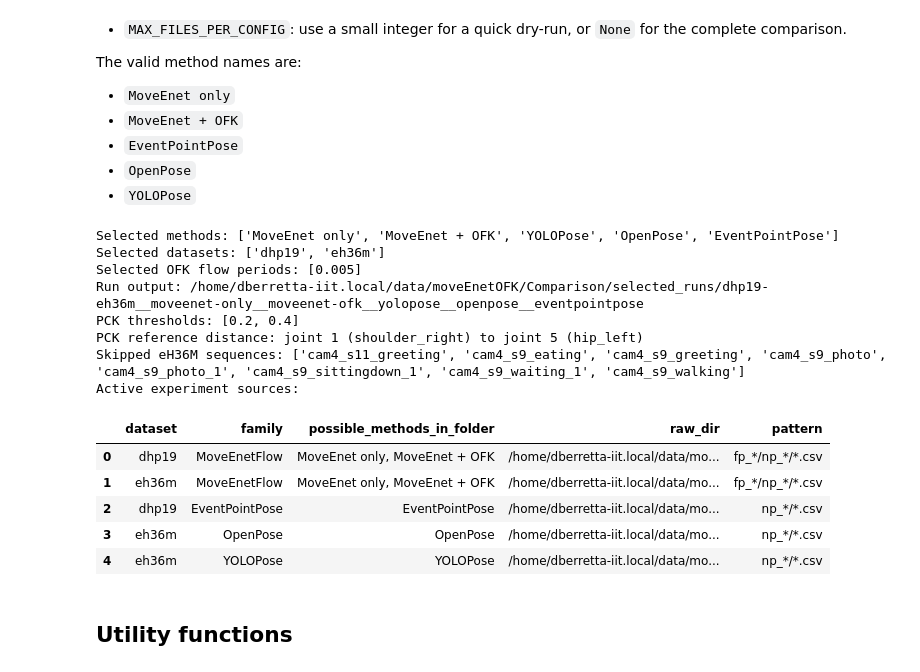
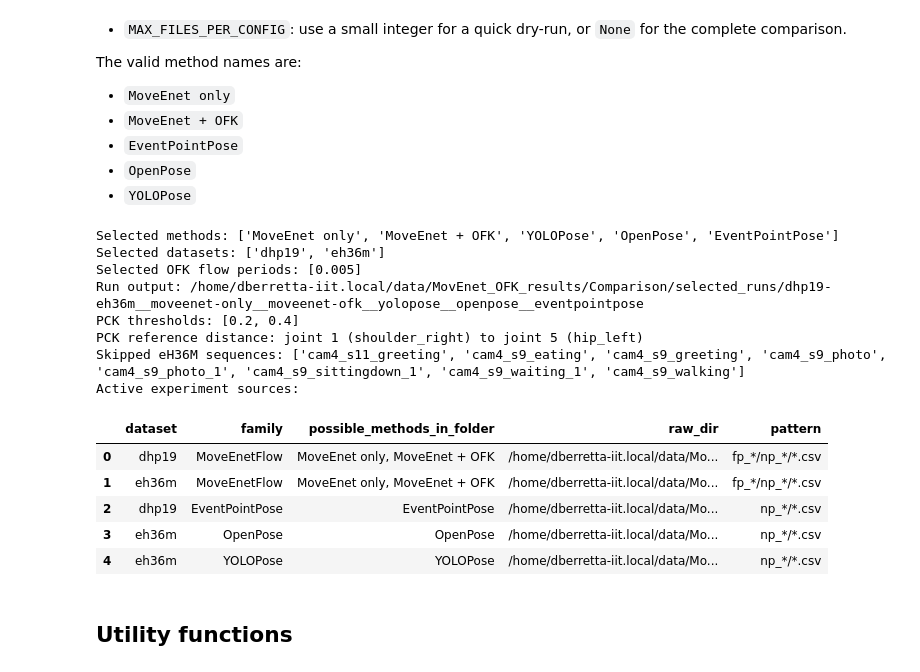
Before and after one commit to DariaBerretta/MoveEnet_OFK, a Jupyter notebook: moveEnetFlow/experiments/ExpA/Comparison/ExperimentA_Method_Comparison_SELECTABLE_MODELS.ipynb, the cells around one changed output. Saved outputs shown, nothing was run; the diff lists cells and outputs as text; code cells hidden in the pictures.

```diff
--- a/moveEnetFlow/experiments/ExpA/Comparison/ExperimentA_Method_Comparison_SELECTABLE_MODELS.ipynb
+++ b/moveEnetFlow/experiments/ExpA/Comparison/ExperimentA_Method_Comparison_SELECTABLE_MODELS.ipynb
@@ -60,7 +60,7 @@ The valid method names are:
 - `YOLOPose`
 # %%
 DATA_DIR = next((p for p in (Path('/data'), Path.home() / 'data') if p.exists()), Path('/data'))
-RESULTS_ROOT = DATA_DIR / 'moveEnetOFK'
+RESULTS_ROOT = DATA_DIR / 'MovEnet_OFK_results'
 COMPARISON_DIR = RESULTS_ROOT / 'Comparison'
 
 # =============================================================================
@@ -239,39 +239,39 @@ assert len(joint_names) == 13, f'Expected 13 HPECore joints, got {len(joint_name
 
 active_sources = pd.DataFrame([
     {
         'dataset': cfg['dataset'],
         'family': cfg['family'],
         'possible_methods_in_folder': ', '.join(cfg['methods']),
         'raw_dir': str(cfg['raw_dir']),
         'pattern': cfg['pattern'],
     }
     for cfg in EXPERIMENTS
 ])
 
 print('Selected methods:', SELECTED_METHODS)
 print('Selected datasets:', SELECTED_DATASETS)
 print('Selected OFK flow periods:', SELECTED_FLOW_PERIODS if SELECTED_FLOW_PERIODS is not None else 'all')
 print('Run output:', RUN_DIR)
 print('PCK thresholds:', PCK_THRESHOLDS)
 print(f'PCK reference distance: joint {REF_JOINT_1} ({joint_names[REF_JOINT_1]}) to joint {REF_JOINT_2} ({joint_names[REF_JOINT_2]})')
 print('Skipped eH36M sequences:', sorted(CORRUPTED_EH36M_SEQUENCES))
 print('Active experiment sources:')
 display(active_sources)
 # %% [output]
 Selected methods: ['MoveEnet only', 'MoveEnet + OFK', 'YOLOPose', 'OpenPose', 'EventPointPose']
 Selected datasets: ['dhp19', 'eh36m']
 Selected OFK flow periods: [0.005]
-Run output: /home/dberretta-iit.local/data/moveEnetOFK/Comparison/selected_runs/dhp19-eh36m__moveenet-only__moveenet-ofk__yolopose__openpose__eventpointpose
+Run output: /home/dberretta-iit.local/data/MovEnet_OFK_results/Comparison/selected_runs/dhp19-eh36m__moveenet-only__moveenet-ofk__yolopose__openpose__eventpointpose
 PCK thresholds: [0.2, 0.4]
 PCK reference distance: joint 1 (shoulder_right) to joint 5 (hip_left)
 Skipped eH36M sequences: ['cam4_s11_greeting', 'cam4_s9_eating', 'cam4_s9_greeting', 'cam4_s9_photo', 'cam4_s9_photo_1', 'cam4_s9_sittingdown_1', 'cam4_s9_waiting_1', 'cam4_s9_walking']
 Active experiment sources:
 |  | dataset | family | possible_methods_in_folder | raw_dir | pattern |
-| 0 | dhp19 | MoveEnetFlow | MoveEnet only, MoveEnet + OFK | /home/dberretta-iit.local/data/mo... | fp_*/np_*/*.csv |
-| 1 | eh36m | MoveEnetFlow | MoveEnet only, MoveEnet + OFK | /home/dberretta-iit.local/data/mo... | fp_*/np_*/*.csv |
-| 2 | dhp19 | EventPointPose | EventPointPose | /home/dberretta-iit.local/data/mo... | np_*/*.csv |
-| 3 | eh36m | OpenPose | OpenPose | /home/dberretta-iit.local/data/mo... | np_*/*.csv |
-| 4 | eh36m | YOLOPose | YOLOPose | /home/dberretta-iit.local/data/mo... | np_*/*.csv |
+| 0 | dhp19 | MoveEnetFlow | MoveEnet only, MoveEnet + OFK | /home/dberretta-iit.local/data/Mo... | fp_*/np_*/*.csv |
+| 1 | eh36m | MoveEnetFlow | MoveEnet only, MoveEnet + OFK | /home/dberretta-iit.local/data/Mo... | fp_*/np_*/*.csv |
+| 2 | dhp19 | EventPointPose | EventPointPose | /home/dberretta-iit.local/data/Mo... | np_*/*.csv |
+| 3 | eh36m | OpenPose | OpenPose | /home/dberretta-iit.local/data/Mo... | np_*/*.csv |
+| 4 | eh36m | YOLOPose | YOLOPose | /home/dberretta-iit.local/data/Mo... | np_*/*.csv |
 # %% [markdown]
 ## Utility functions
 # %%
```
Also changed, not shown: parts of 4 cells of this notebook, 16 other files.
